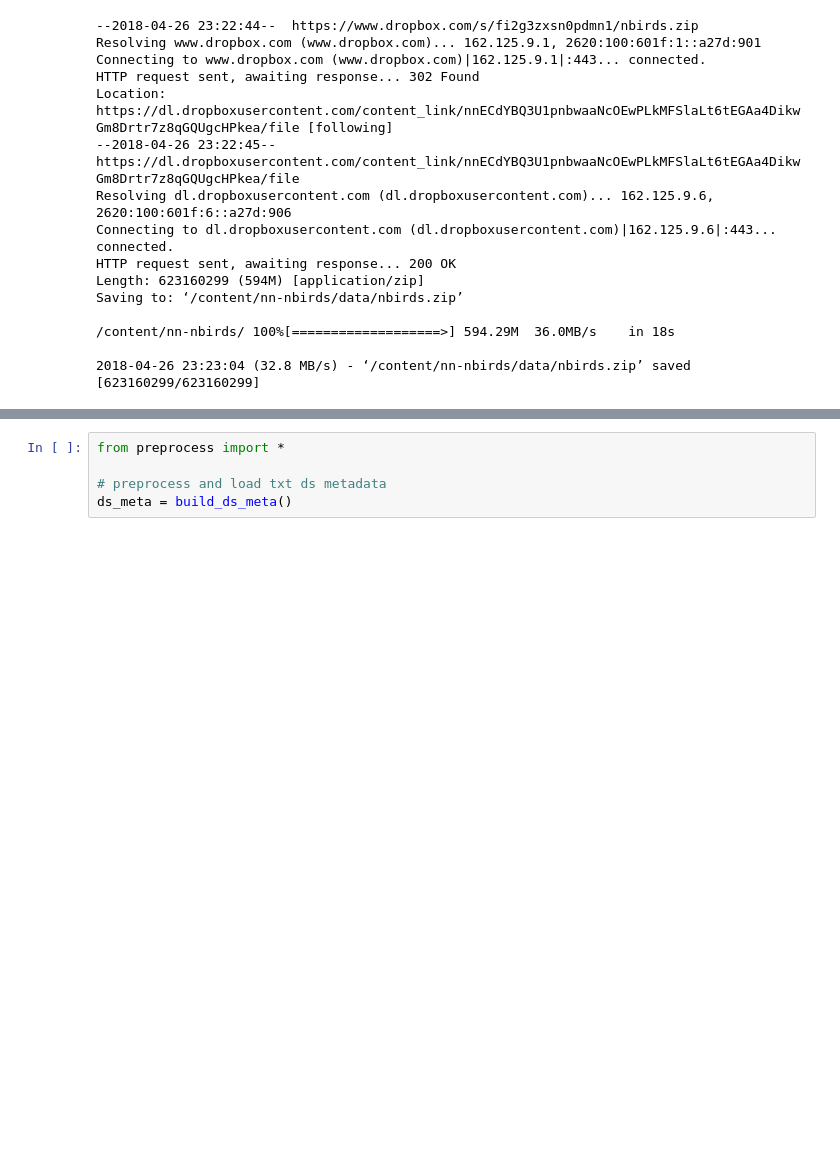
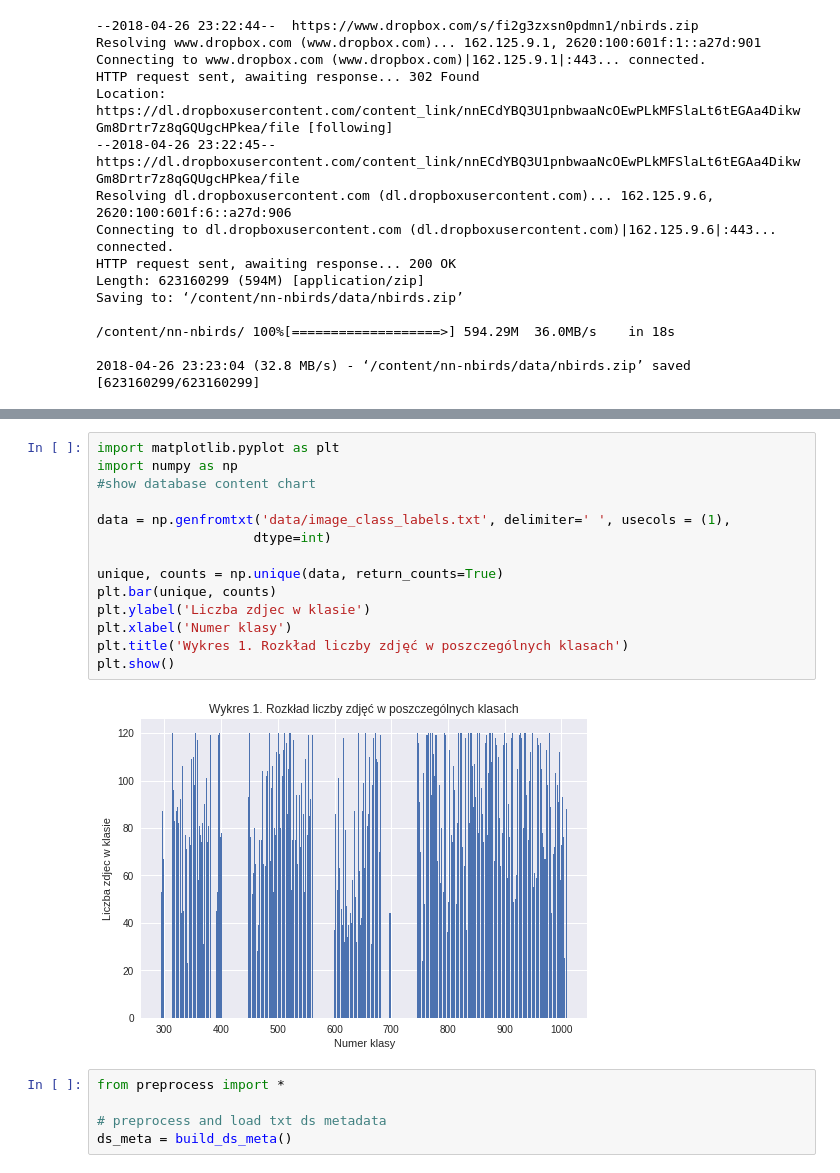
Before and after one commit to zacateras/nn-nbirds, a Jupyter notebook: report_colab.ipynb, the cells around one changed output, grey strips where cells are left out. Saved outputs shown, nothing was run; the diff lists cells and outputs as text; blank space fills up the shorter version.

Commit message:
add data analysis

```diff
--- a/report_colab.ipynb
+++ b/report_colab.ipynb
@@ -62,3 +80,19 @@ Saving to: ‘/content/nn-nbirds/data/nbirds.zip’
+# %%
+import matplotlib.pyplot as plt
+import numpy as np
+#show database content chart
+
+data = np.genfromtxt('data/image_class_labels.txt', delimiter=' ', usecols = (1),
+                    dtype=int)
+
+unique, counts = np.unique(data, return_counts=True)
+plt.bar(unique, counts)
+plt.ylabel('Liczba zdjec w klasie')
+plt.xlabel('Numer klasy')
+plt.title('Wykres 1. Rozkład liczby zdjęć w poszczególnych klasach')
+plt.show()
+# %% [output]
+[figure, added]
 # %%
 from preprocess import *
 
```
Also changed, not shown: parts of 2 cells of this notebook.
